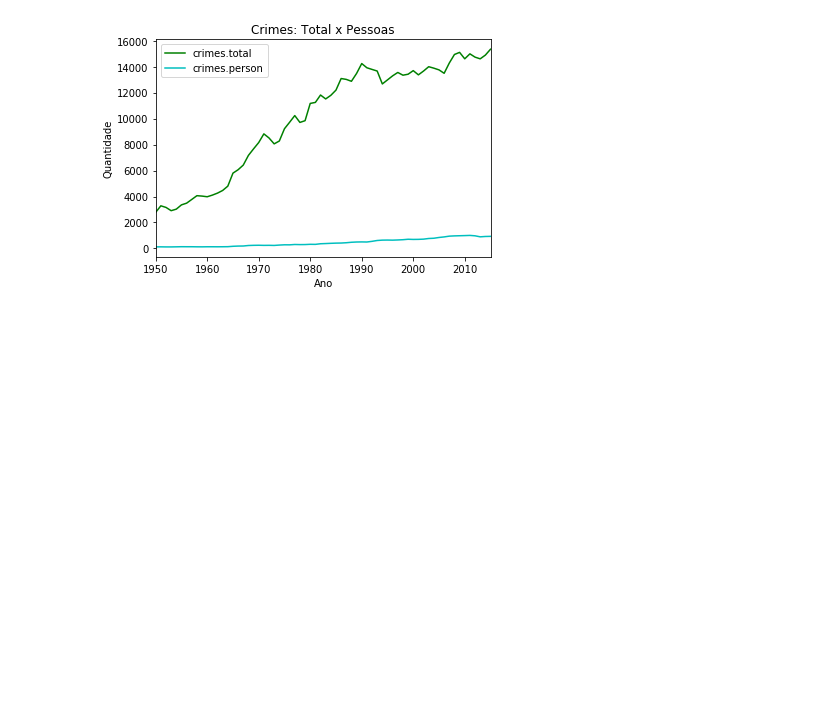
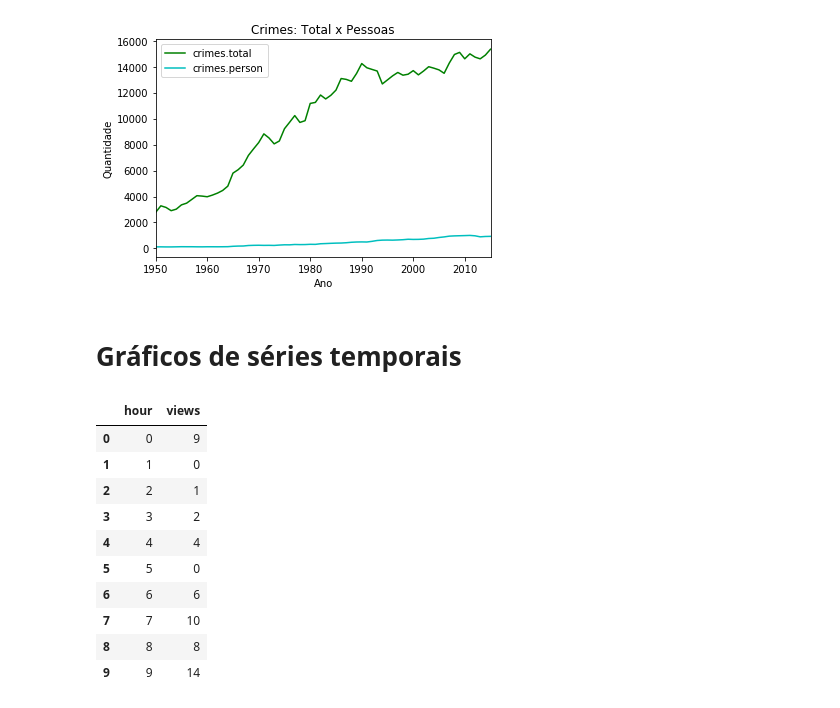
Before and after one commit to lucascarrafa/python_datascience, a Jupyter notebook: pandas_pt4.ipynb, the cells around one changed output. Cells and saved outputs as stored; diff of their text form; code cells hidden in the pictures; blank space fills up the shorter version.

```diff
--- a/pandas_pt4.ipynb
+++ b/pandas_pt4.ipynb
@@ -42,3 +42,5 @@ ax.plot()
 fig.savefig('grafico_completo.png')
 # %% [output]
 [figure]
+# %% [markdown]
+# Gráficos de séries temporais
@@ -44,0 +56,14 @@ fig.savefig('grafico_completo.png')
+# %%
+df.head(10)
+# %% [output]
+|  | hour | views |
+| 0 | 0 | 9 |
+| 1 | 1 | 0 |
+| 2 | 2 | 1 |
+| 3 | 3 | 2 |
+| 4 | 4 | 4 |
+| 5 | 5 | 0 |
+| 6 | 6 | 6 |
+| 7 | 7 | 10 |
+| 8 | 8 | 8 |
+| 9 | 9 | 14 |
```
Also changed, not shown: parts of 11 cells of this notebook, 2 other files.
